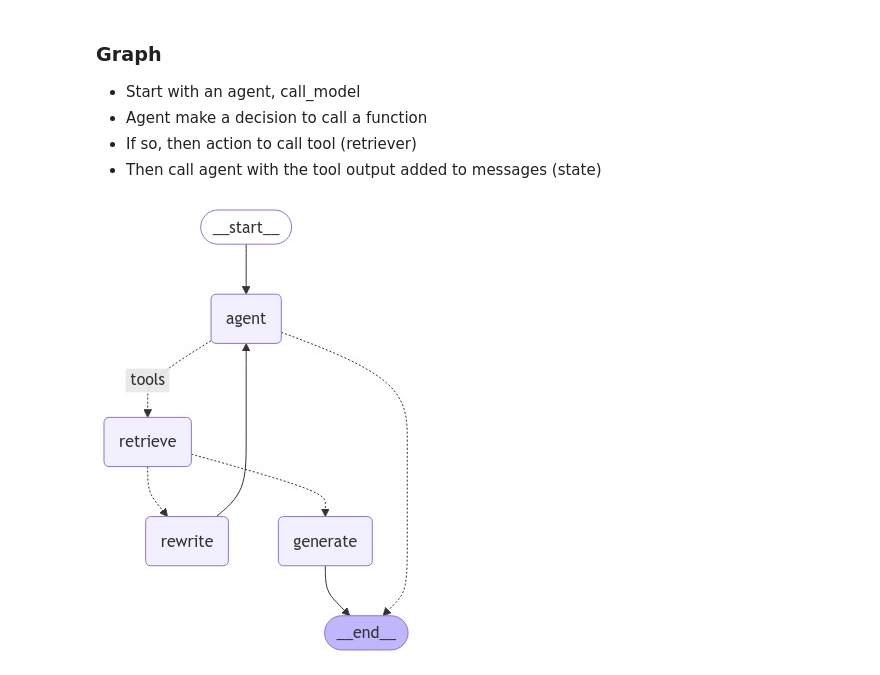
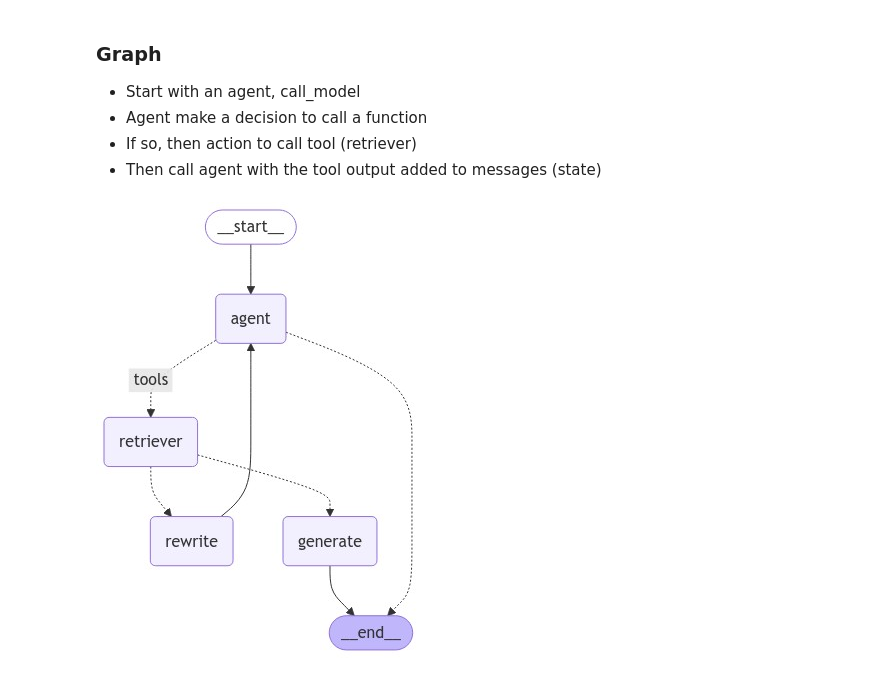
Before and after one commit to parthebhan/LangGraph-and-Ollama, a Jupyter notebook: 07 Agentic RAG/2 Agentic RAG.ipynb, the cells around one changed output. Cells and saved outputs as stored; diff of their text form; code cells hidden in the pictures.

Commit message:
agentic rag

```diff
--- a/07 Agentic RAG/2 Agentic RAG.ipynb
+++ b/07 Agentic RAG/2 Agentic RAG.ipynb
@@ -47,13 +48,12 @@ retriever.invoke(question)
  Document(metadata={'source': 'rag-dataset\\gym supplements\\1. Analysis of Actual Fitness Supplement.pdf', 'file_path': 'rag-dataset\\gym supplements\\1. Analysis of Actual Fitness Supplement.pdf', ' ...
  Document(metadata={'source': 'rag-dataset\\gym supplements\\2. High Prevalence of Supplement Intake.pdf', 'file_path': 'rag-dataset\\gym supplements\\2. High Prevalence of Supplement Intake.pdf', 'pa ...
 # %%
-# Then we create a retriever tool.
 from langchain.tools.retriever import create_retriever_tool
 
 retriever_tool = create_retriever_tool(
     retriever,
     "health_supplements",
-    "Search and return information about Health Supplements for workout and gym",
+    "Search and retrun information about the Health Supplements for workout and gym",
 )
 
 tools = [retriever_tool]
@@ -298,7 +245,39 @@ graph = workflow.compile()
+# %%
+graph_builder = StateGraph(State)
+
+graph_builder.add_node("agent", agent)
+retriever = ToolNode([retriever_tool])
+graph_builder.add_node("retriever", retriever)
+graph_builder.add_node("rewrite", rewrite)
+
+graph_builder.add_node("generate", generate)
+
+
+graph_builder.add_edge(START, "agent")
+
+graph_builder.add_conditional_edges(
+    "agent",
+
+    tools_condition,
+    {
+        "tools": "retriever",
+        END: END
+    }
+)
+
+graph_builder.add_conditional_edges(
+    "retriever",
+    grade_documents
+)
+
+graph_builder.add_edge("generate", END)
+graph_builder.add_edge("rewrite", "agent")
+
+graph = graph_builder.compile()
 # %%
 from IPython.display import Image, display
 
-display(Image(graph.get_graph(xray=True).draw_mermaid_png()))
+display(Image(graph.get_graph().draw_mermaid_png()))
 # %% [output]
-[figure, old version]
+[figure, new version]
 # %%
```
Also changed, not shown: parts of 18 cells of this notebook.
